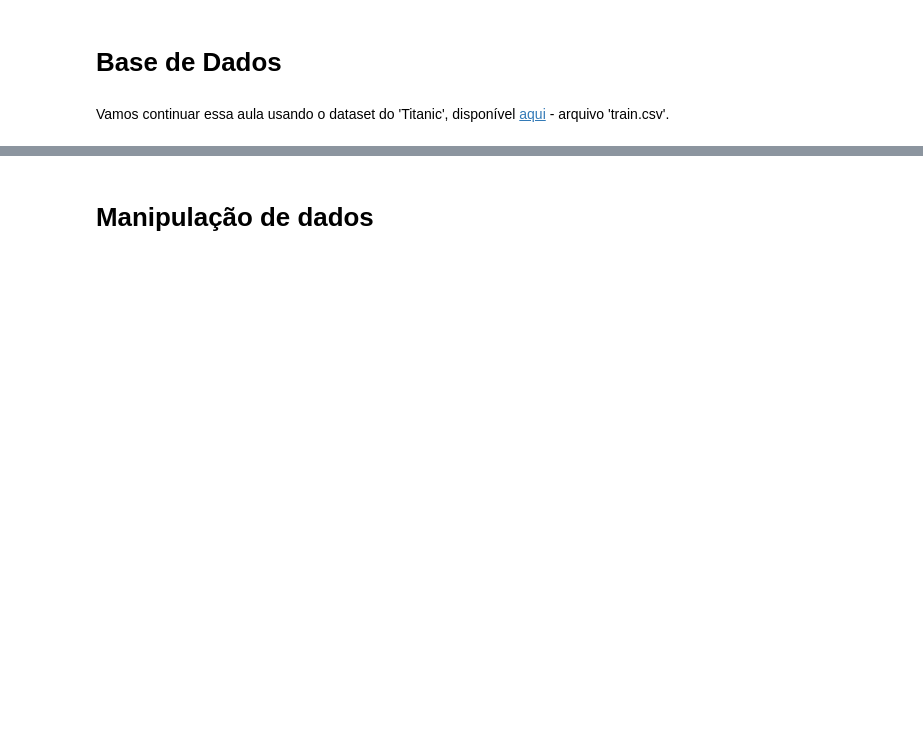
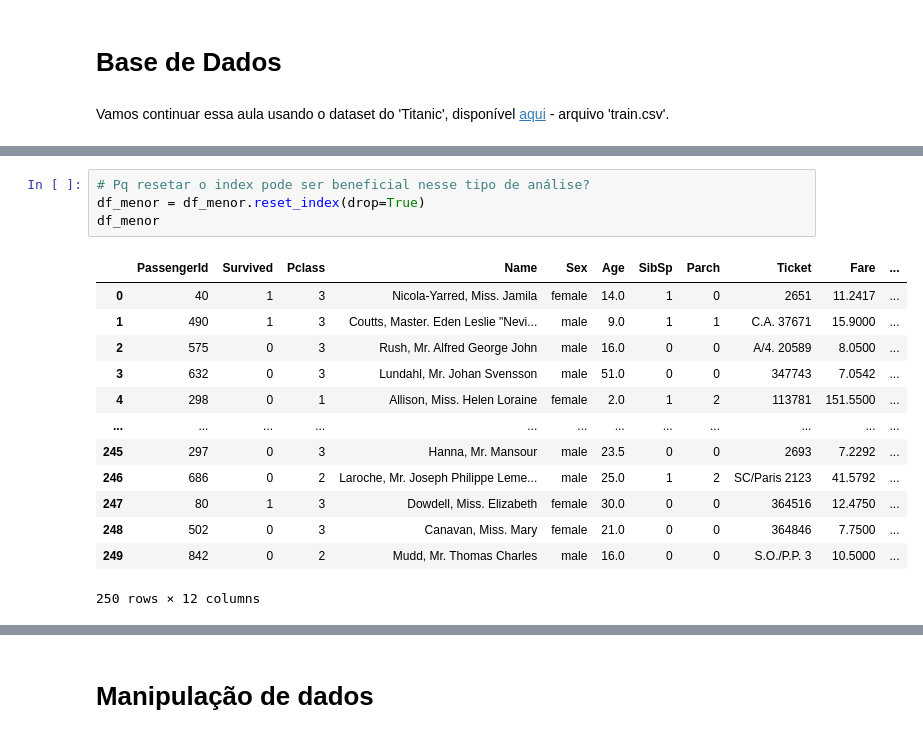
Before and after one commit to reprograma/on26-python-s11-pandas-numpy-I, a Jupyter notebook: material/aula_s11.ipynb, the cells around one changed output, grey strips where cells are left out. Saved outputs shown, nothing was run; the diff lists cells and outputs as text; blank space fills up the shorter version.

```diff
--- a/material/aula_s11.ipynb
+++ b/material/aula_s11.ipynb
@@ -92,3 +218,21 @@ df_menor
+# %%
+# Pq resetar o index pode ser beneficial nesse tipo de análise?
+df_menor = df_menor.reset_index(drop=True)
+df_menor
+# %% [output]
+|  | PassengerId | Survived | Pclass | Name | Sex | Age | SibSp | Parch | Ticket | Fare | ... |
+| 0 | 40 | 1 | 3 | Nicola-Yarred, Miss. Jamila | female | 14.0 | 1 | 0 | 2651 | 11.2417 | ... |
+| 1 | 490 | 1 | 3 | Coutts, Master. Eden Leslie "Nevi... | male | 9.0 | 1 | 1 | C.A. 37671 | 15.9000 | ... |
+| 2 | 575 | 0 | 3 | Rush, Mr. Alfred George John | male | 16.0 | 0 | 0 | A/4. 20589 | 8.0500 | ... |
+| 3 | 632 | 0 | 3 | Lundahl, Mr. Johan Svensson | male | 51.0 | 0 | 0 | 347743 | 7.0542 | ... |
+| 4 | 298 | 0 | 1 | Allison, Miss. Helen Loraine | female | 2.0 | 1 | 2 | 113781 | 151.5500 | ... |
+| ... | ... | ... | ... | ... | ... | ... | ... | ... | ... | ... | ... |
+| 245 | 297 | 0 | 3 | Hanna, Mr. Mansour | male | 23.5 | 0 | 0 | 2693 | 7.2292 | ... |
+| 246 | 686 | 0 | 2 | Laroche, Mr. Joseph Philippe Leme... | male | 25.0 | 1 | 2 | SC/Paris 2123 | 41.5792 | ... |
+| 247 | 80 | 1 | 3 | Dowdell, Miss. Elizabeth | female | 30.0 | 0 | 0 | 364516 | 12.4750 | ... |
+| 248 | 502 | 0 | 3 | Canavan, Miss. Mary | female | 21.0 | 0 | 0 | 364846 | 7.7500 | ... |
+| 249 | 842 | 0 | 2 | Mudd, Mr. Thomas Charles | male | 16.0 | 0 | 0 | S.O./P.P. 3 | 10.5000 | ... |
+250 rows × 12 columns
 # %%
 # Slicing: obter apenas uma parte do dataset
 df[:5]
```
Also changed, not shown: parts of 31 cells of this notebook, 2 other files.
